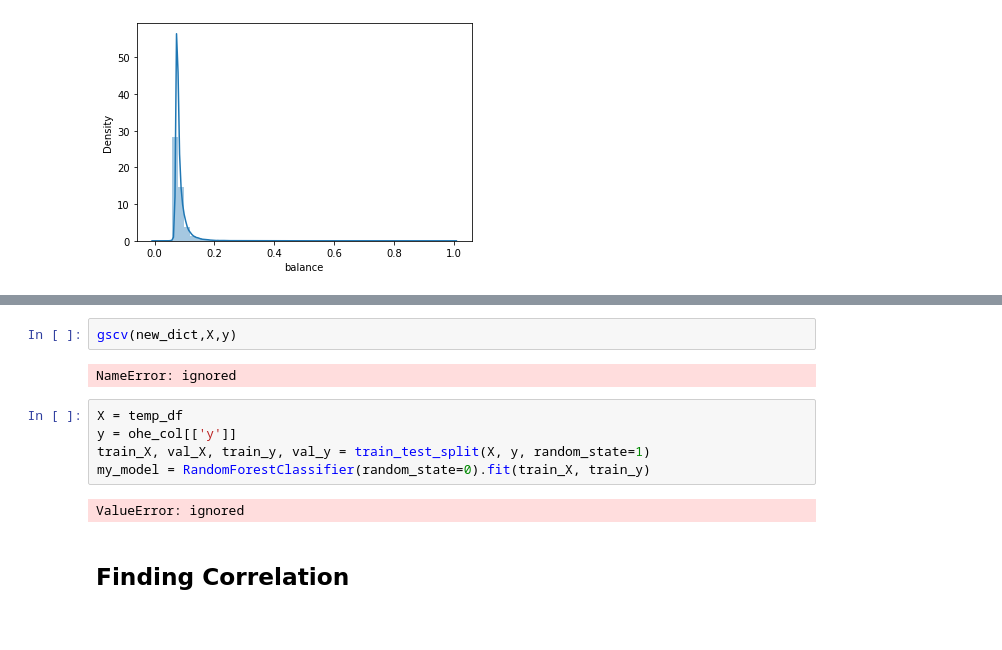
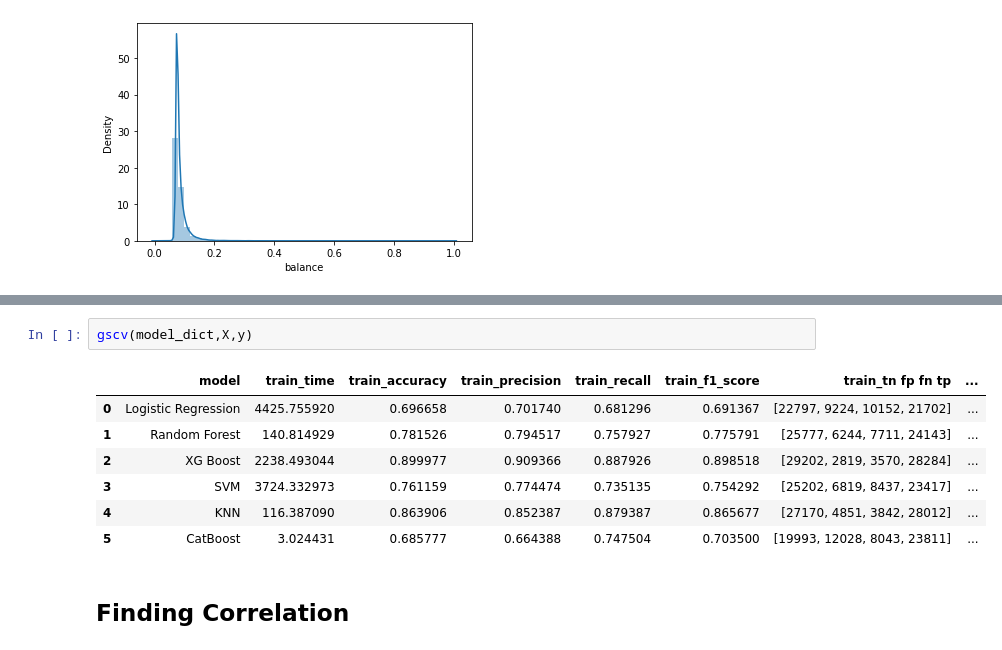
Before and after one commit to 15021996/Bank-Marketing-Effectiveness-Prediction, a Jupyter notebook: Soumya_Bank_Marketing_Effectiveness_Prediction_Capstone_Project_3.ipynb, the cells around one changed output, grey strips where cells are left out. Drawn from its saved outputs; the diff is of its cells as text.

```diff
--- a/Soumya_Bank_Marketing_Effectiveness_Prediction_Capstone_Project_3.ipynb
+++ b/Soumya_Bank_Marketing_Effectiveness_Prediction_Capstone_Project_3.ipynb
@@ -480,14 +564,13 @@ new_dict = {'RF':[rf,params,scoring]}
 # %%
-gscv(new_dict,X,y)
+gscv(model_dict,X,y)
 # %% [output]
-NameError: ignored
+|  | model | train_time | train_accuracy | train_precision | train_recall | train_f1_score | train_tn fp fn tp | ... |
+| 0 | Logistic Regression | 4425.755920 | 0.696658 | 0.701740 | 0.681296 | 0.691367 | [22797, 9224, 10152, 21702] | ... |
+| 1 | Random Forest | 140.814929 | 0.781526 | 0.794517 | 0.757927 | 0.775791 | [25777, 6244, 7711, 24143] | ... |
+| 2 | XG Boost | 2238.493044 | 0.899977 | 0.909366 | 0.887926 | 0.898518 | [29202, 2819, 3570, 28284] | ... |
+| 3 | SVM | 3724.332973 | 0.761159 | 0.774474 | 0.735135 | 0.754292 | [25202, 6819, 8437, 23417] | ... |
+| 4 | KNN | 116.387090 | 0.863906 | 0.852387 | 0.879387 | 0.865677 | [27170, 4851, 3842, 28012] | ... |
+| 5 | CatBoost | 3.024431 | 0.685777 | 0.664388 | 0.747504 | 0.703500 | [19993, 12028, 8043, 23811] | ... |
-# %%
-X = temp_df
-y = ohe_col[['y']]
-train_X, val_X, train_y, val_y = train_test_split(X, y, random_state=1)
-my_model = RandomForestClassifier(random_state=0).fit(train_X, train_y)
-# %% [output]
-ValueError: ignored
 # %% [markdown]
 ## Finding Correlation
 # %%
```
Also changed, not shown: parts of 19 cells of this notebook.
